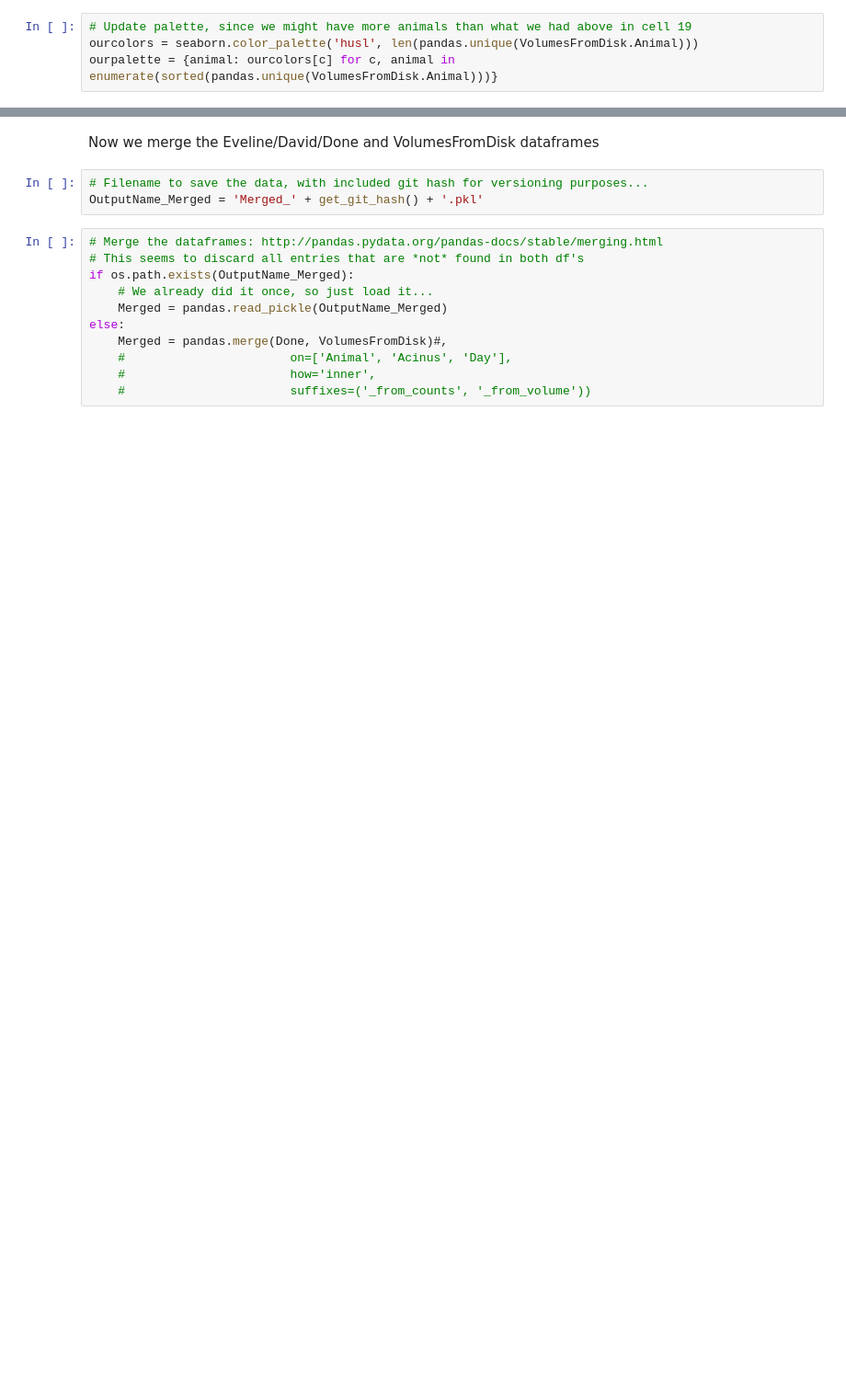
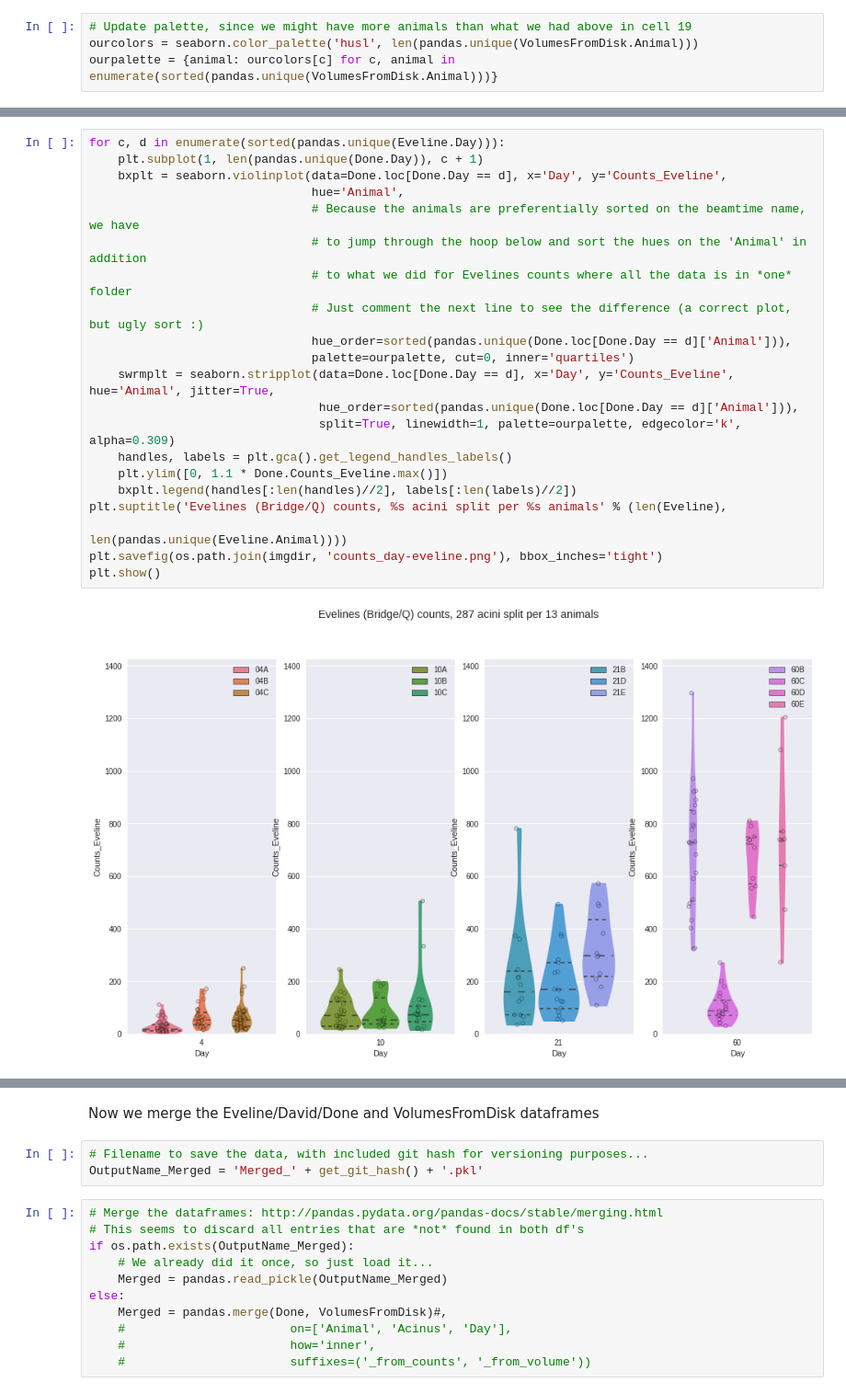
Before and after one commit to habi/acinar-analysis, a Jupyter notebook: Acinar and alveolar number.ipynb, the cells around one changed output, grey strips where cells are left out. Shown at 92% size. Cells and saved outputs as stored; diff of their text form; blank space fills up the shorter version.

Commit message:
Calculating *all* the things
We need to discuss the results with Johannes as soon as possible.
This is the version before we lint the code to make it pretty, now it
runs through without a hitch...

```diff
--- a/Acinar and alveolar number.ipynb
+++ b/Acinar and alveolar number.ipynb
@@ -435,4 +503,27 @@ ourpalette = {animal: ourcolors[c] for c, animal in enumerate(sorted(pandas.uniq
 # plt.ylim(ymin=0)
 # plt.savefig(os.path.join(imgdir, 'counts_global.png'), bbox_inches='tight')
 # plt.show()
+# %%
+for c, d in enumerate(sorted(pandas.unique(Eveline.Day))):
+    plt.subplot(1, len(pandas.unique(Done.Day)), c + 1)
+    bxplt = seaborn.violinplot(data=Done.loc[Done.Day == d], x='Day', y='Counts_Eveline',
+                               hue='Animal',
+                               # Because the animals are preferentially sorted on the beamtime name, we have
+                               # to jump through the hoop below and sort the hues on the 'Animal' in addition
+                               # to what we did for Evelines counts where all the data is in *one* folder
+                               # Just comment the next line to see the difference (a correct plot, but ugly sort :)
+                               hue_order=sorted(pandas.unique(Done.loc[Done.Day == d]['Animal'])),
+                               palette=ourpalette, cut=0, inner='quartiles')
+    swrmplt = seaborn.stripplot(data=Done.loc[Done.Day == d], x='Day', y='Counts_Eveline', hue='Animal', jitter=True,
+                                hue_order=sorted(pandas.unique(Done.loc[Done.Day == d]['Animal'])),
+                                split=True, linewidth=1, palette=ourpalette, edgecolor='k', alpha=0.309)
+    handles, labels = plt.gca().get_legend_handles_labels()
+    plt.ylim([0, 1.1 * Done.Counts_Eveline.max()])
+    bxplt.legend(handles[:len(handles)//2], labels[:len(labels)//2])
+plt.suptitle('Evelines (Bridge/Q) counts, %s acini split per %s animals' % (len(Eveline),
+                                                                            len(pandas.unique(Eveline.Animal))))
+plt.savefig(os.path.join(imgdir, 'counts_day-eveline.png'), bbox_inches='tight')
+plt.show()
+# %% [output]
+[figure, added]
 # %%
```
Also changed, not shown: parts of 49 cells of this notebook.
